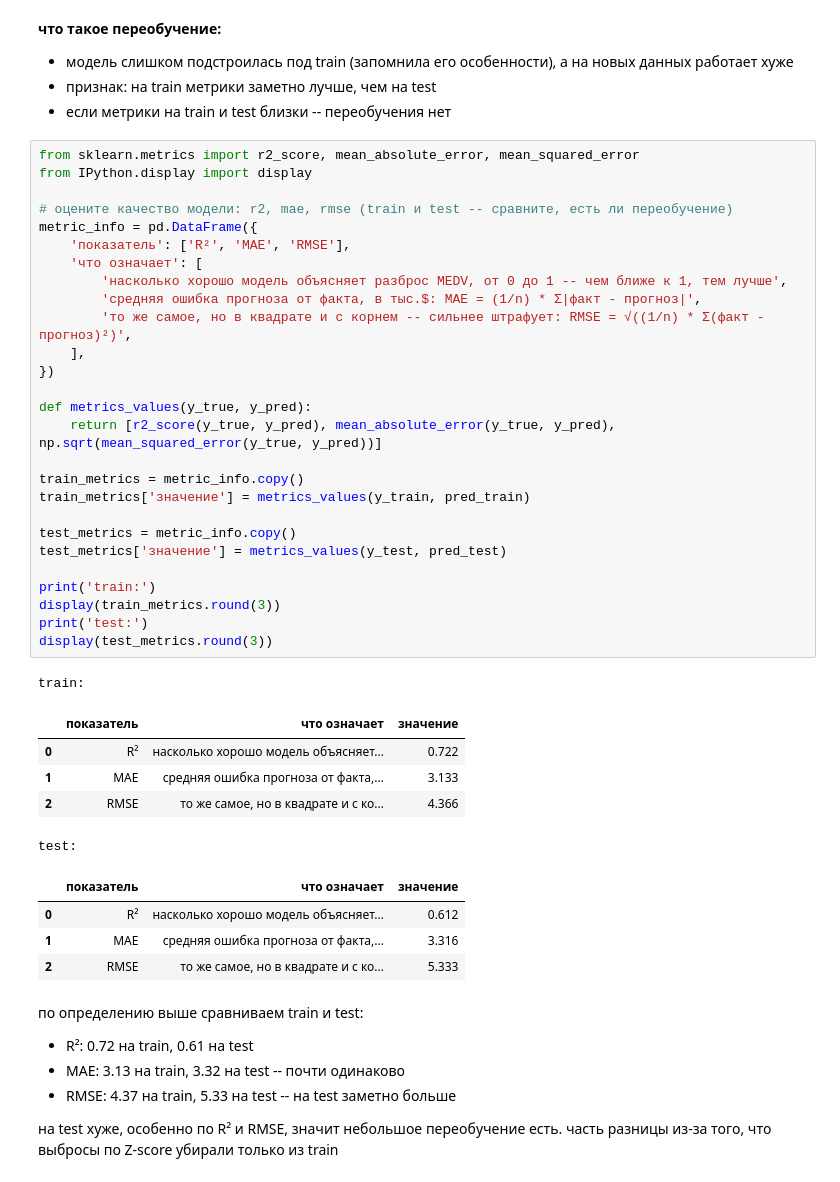
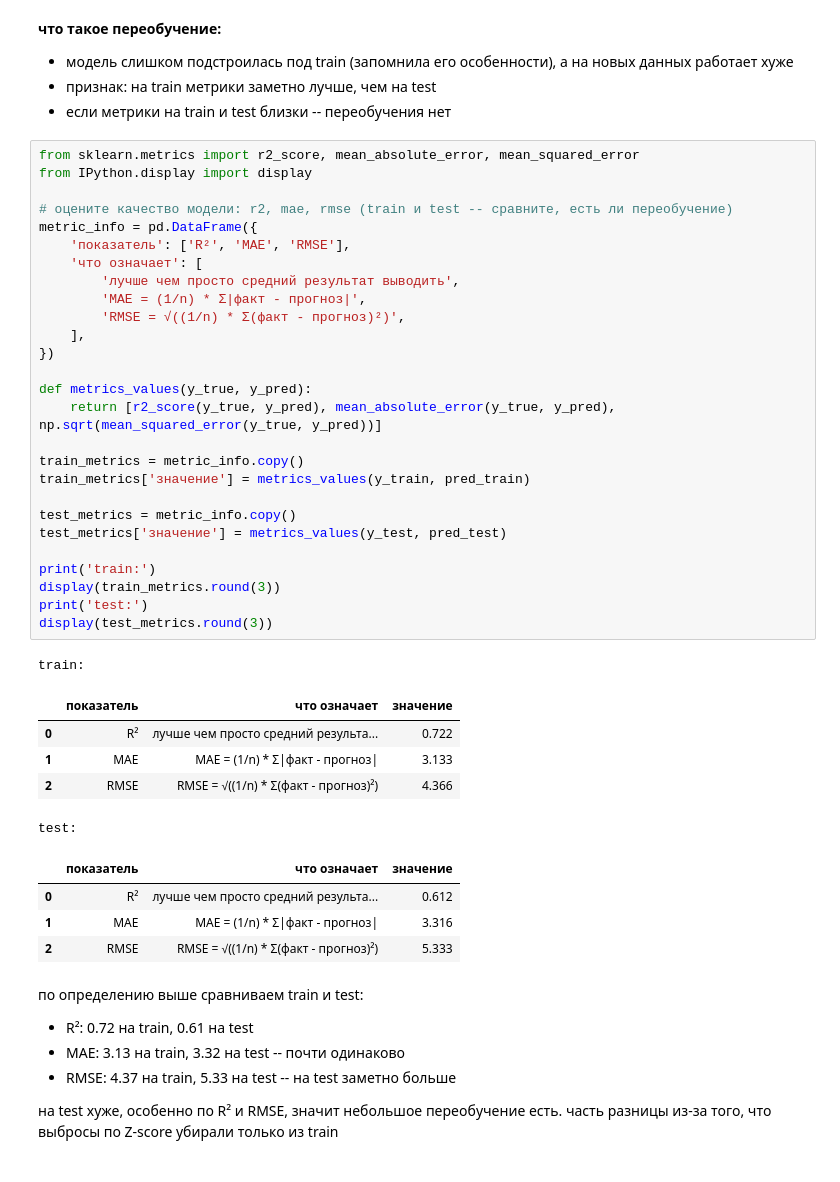
Before and after one commit to UladzislauShuman/university_homework, a Jupyter notebook: famcs_homework/II/code/boston_housing.ipynb, the cells around one changed output. Cells and saved outputs as stored; diff of their text form.

```diff
--- a/famcs_homework/II/code/boston_housing.ipynb
+++ b/famcs_homework/II/code/boston_housing.ipynb
@@ -344,41 +328,41 @@ coef_table
 # %%
 from sklearn.metrics import r2_score, mean_absolute_error, mean_squared_error
 from IPython.display import display
 
 # оцените качество модели: r2, mae, rmse (train и test -- сравните, есть ли переобучение)
 metric_info = pd.DataFrame({
     'показатель': ['R²', 'MAE', 'RMSE'],
     'что означает': [
-        'насколько хорошо модель объясняет разброс MEDV, от 0 до 1 -- чем ближе к 1, тем лучше',
-        'средняя ошибка прогноза от факта, в тыс.$: MAE = (1/n) * Σ|факт - прогноз|',
-        'то же самое, но в квадрате и с корнем -- сильнее штрафует: RMSE = √((1/n) * Σ(факт - прогноз)²)',
+        'лучше чем просто средний результат выводить',
+        'MAE = (1/n) * Σ|факт - прогноз|',
+        'RMSE = √((1/n) * Σ(факт - прогноз)²)',
     ],
 })
 
 def metrics_values(y_true, y_pred):
     return [r2_score(y_true, y_pred), mean_absolute_error(y_true, y_pred), np.sqrt(mean_squared_error(y_true, y_pred))]
 
 train_metrics = metric_info.copy()
 train_metrics['значение'] = metrics_values(y_train, pred_train)
 
 test_metrics = metric_info.copy()
 test_metrics['значение'] = metrics_values(y_test, pred_test)
 
 print('train:')
 display(train_metrics.round(3))
 print('test:')
 display(test_metrics.round(3))
 # %% [output]
 train:
 |  | показатель | что означает | значение |
-| 0 | R² | насколько хорошо модель объясняет... | 0.722 |
-| 1 | MAE | средняя ошибка прогноза от факта,... | 3.133 |
-| 2 | RMSE | то же самое, но в квадрате и с ко... | 4.366 |
+| 0 | R² | лучше чем просто средний результа... | 0.722 |
+| 1 | MAE | MAE = (1/n) * Σ|факт - прогноз| | 3.133 |
+| 2 | RMSE | RMSE = √((1/n) * Σ(факт - прогноз)²) | 4.366 |
 test:
 |  | показатель | что означает | значение |
-| 0 | R² | насколько хорошо модель объясняет... | 0.612 |
-| 1 | MAE | средняя ошибка прогноза от факта,... | 3.316 |
-| 2 | RMSE | то же самое, но в квадрате и с ко... | 5.333 |
+| 0 | R² | лучше чем просто средний результа... | 0.612 |
+| 1 | MAE | MAE = (1/n) * Σ|факт - прогноз| | 3.316 |
+| 2 | RMSE | RMSE = √((1/n) * Σ(факт - прогноз)²) | 5.333 |
 # %% [markdown]
 по определению выше сравниваем train и test:
 
```
Also changed, not shown: parts of 4 cells of this notebook.
